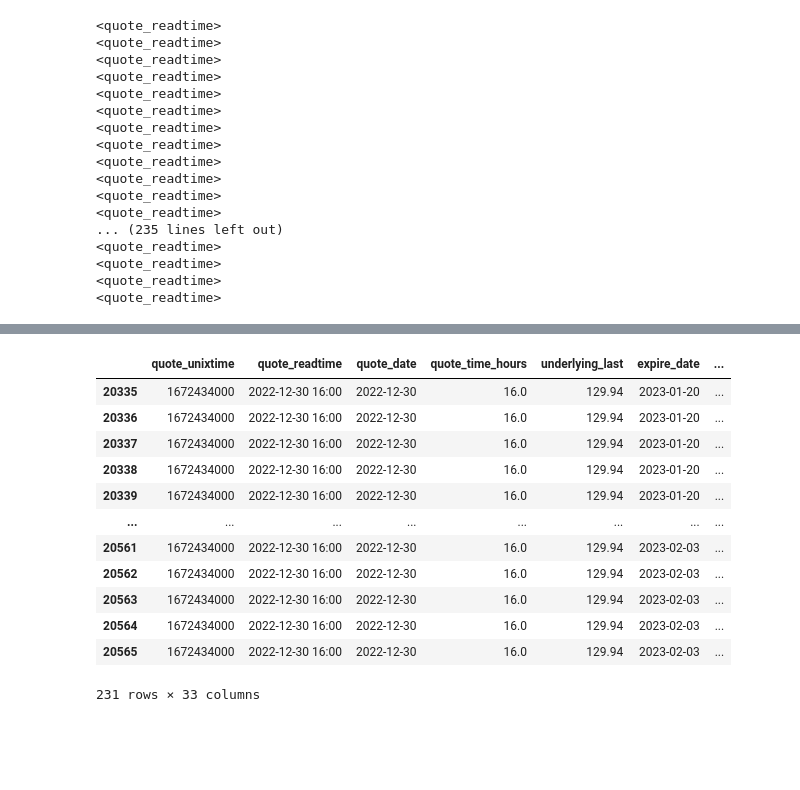
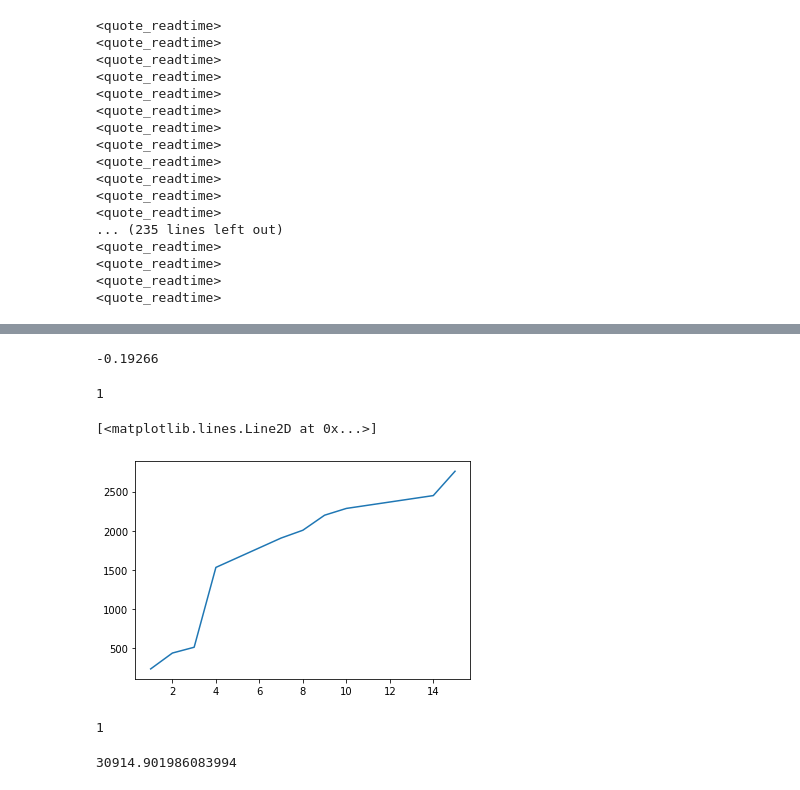
Before and after one commit to bananacheesepotato/derivatives_SP23, a Jupyter notebook: project.ipynb, the cells around one changed output, grey strips where cells are left out. Cells and saved outputs as stored; diff of their text form; code cells hidden in the pictures; blank space fills up the shorter version.

```diff
--- a/project.ipynb
+++ b/project.ipynb
@@ -167,7 +167,7 @@ best_qqq_p_iv = []
 for d in dates:
     day_text = d.strftime("%Y-%m-%d")
     closing_qqq_date = closing_data[closing_data.Date == day_text]["QQQ"]
-    closing_aapl_date = closing_data[closing_data.Date == day_text]["AAPL"]
+    closing_aapl_date = closing_data[closing_data.Date == day_text]["QQQ"]
     print ("<{}>".format(df_qqq.columns[1]))
     date_qqq_df = df_qqq[(df_qqq['quote_date'] == day_text) &
                          (df_qqq.dte >= 21) &
@@ -295,19 +285,28 @@ stock_data
-# %%
-date_aapl_df
-# %% [output]
-|  | quote_unixtime | quote_readtime | quote_date | quote_time_hours | underlying_last | expire_date | ... |
-| 20335 | 1672434000 | 2022-12-30 16:00 | 2022-12-30 | 16.0 | 129.94 | 2023-01-20 | ... |
-| 20336 | 1672434000 | 2022-12-30 16:00 | 2022-12-30 | 16.0 | 129.94 | 2023-01-20 | ... |
-| 20337 | 1672434000 | 2022-12-30 16:00 | 2022-12-30 | 16.0 | 129.94 | 2023-01-20 | ... |
-| 20338 | 1672434000 | 2022-12-30 16:00 | 2022-12-30 | 16.0 | 129.94 | 2023-01-20 | ... |
-| 20339 | 1672434000 | 2022-12-30 16:00 | 2022-12-30 | 16.0 | 129.94 | 2023-01-20 | ... |
-| ... | ... | ... | ... | ... | ... | ... | ... |
-| 20561 | 1672434000 | 2022-12-30 16:00 | 2022-12-30 | 16.0 | 129.94 | 2023-02-03 | ... |
-| 20562 | 1672434000 | 2022-12-30 16:00 | 2022-12-30 | 16.0 | 129.94 | 2023-02-03 | ... |
-| 20563 | 1672434000 | 2022-12-30 16:00 | 2022-12-30 | 16.0 | 129.94 | 2023-02-03 | ... |
-| 20564 | 1672434000 | 2022-12-30 16:00 | 2022-12-30 | 16.0 | 129.94 | 2023-02-03 | ... |
-| 20565 | 1672434000 | 2022-12-30 16:00 | 2022-12-30 | 16.0 | 129.94 | 2023-02-03 | ... |
-231 rows × 33 columns
+# %%
+float(df_aapl[(df_aapl['expire_date'] == ' 2022-09-16') & (df_aapl['strike'] == 150)].iloc[0]['p_delta'])
+# %% [output]
+-0.19266
+# %%
+(datetime(2022,9,16)+timedelta(1)).strftime(" %Y-%m-%d")
+
+def daterange(start_date, end_date):
+    for n in range(int((end_date - start_date).days)):
+        yield (start_date + timedelta(n)).strftime(" %Y-%m-%d")
+
+# start_date = date(2013, 1, 1)
+# end_date = date(2015, 6, 2)
+# for single_date in daterange(start_date, end_date):
+#     print(single_date.strftime("%Y-%m-%d"))
+
+stock_data = pd.read_csv("data/closing.csv")
+stock_data['Date'].iloc[0]
+option = df_aapl[((df_aapl['expire_date'] == datetime(2022,9,16).strftime(" %Y-%m-%d")) & (df_aapl['strike'] == 150) & (df_aapl['quote_date'] == datetime(2022,5,13).strftime(" %Y-%m-%d")))]
+len(option)
+# a =stock_data[stock_data['Date'] == ((datetime(2022,1,3)).strftime("%Y-%m-%d"))]['QQQ']
+# c = stock_data[stock_data['Date'] == ((datetime(2022,9,15)).strftime("%Y-%m-%d"))]['AAPL']
+# float(c)
+# %% [output]
+1
 # %%
 # load daily stock closing prices
 stock_data = pd.read_csv("data/closing.csv")
@@ -375,3 +383,30 @@ def runDeltaHedge(optStrike, optExp, entryDate):
 
 
     # Close OPtion Position
+# %%
+import matplotlib.pyplot as plt
+
+xs=[]
+ys=[]
+for d in daterange(datetime(2022,9,1),datetime(2022,9,16),150):
+  # print(d)
+  # print(d.strftime("%Y-%m-%d"))
+  # if len(stock_data[stock_data['Date'] == (d.strftime("%Y-%m-%d"))]['AAPL']) > 0:
+  xs.append(int((datetime(2022,9,16)-d).days))
+  ys.append(runDeltaHedge(150,datetime(2022,9,16),d))
+#     # print('b')
+
+plt.plot(xs,ys)
+# print(xs)
+# print(ys)
+# %% [output]
+[<matplotlib.lines.Line2D at 0x...>]
+[figure, added]
+# %%
+len(df_aapl[((df_aapl['expire_date'] == datetime(2022,9,16).strftime(" %Y-%m-%d")) & (df_aapl['strike'] == 150) & (df_aapl['quote_date'] == (datetime(2022,5,19) + timedelta(1)).strftime(" %Y-%m-%d")))])
+# %% [output]
+1
+# %%
+runDeltaHedge(150,datetime(2022,9,16),datetime(2022,7,1))
+# %% [output]
+30914.901986083994
```
Also changed, not shown: parts of 18 cells of this notebook.
